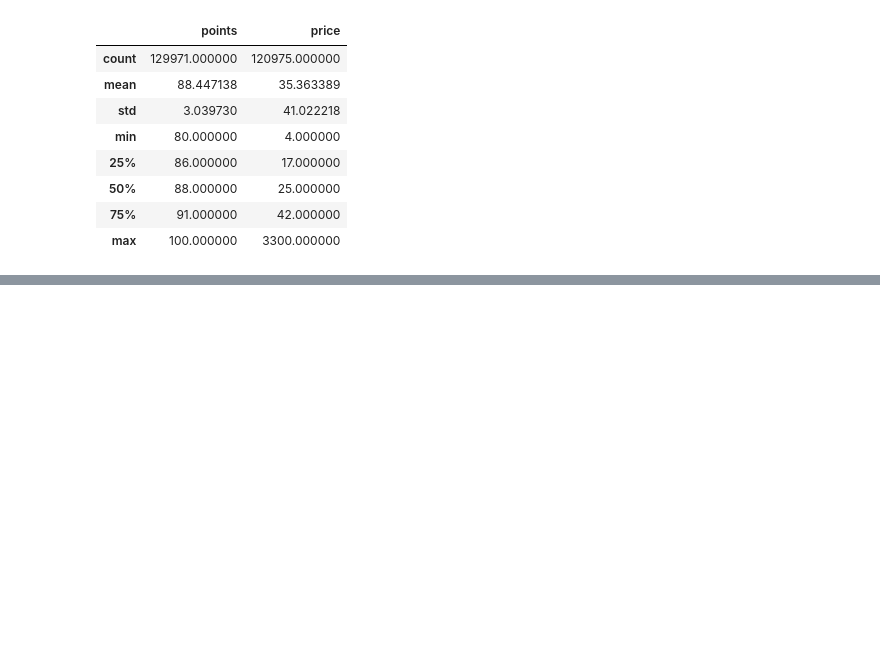
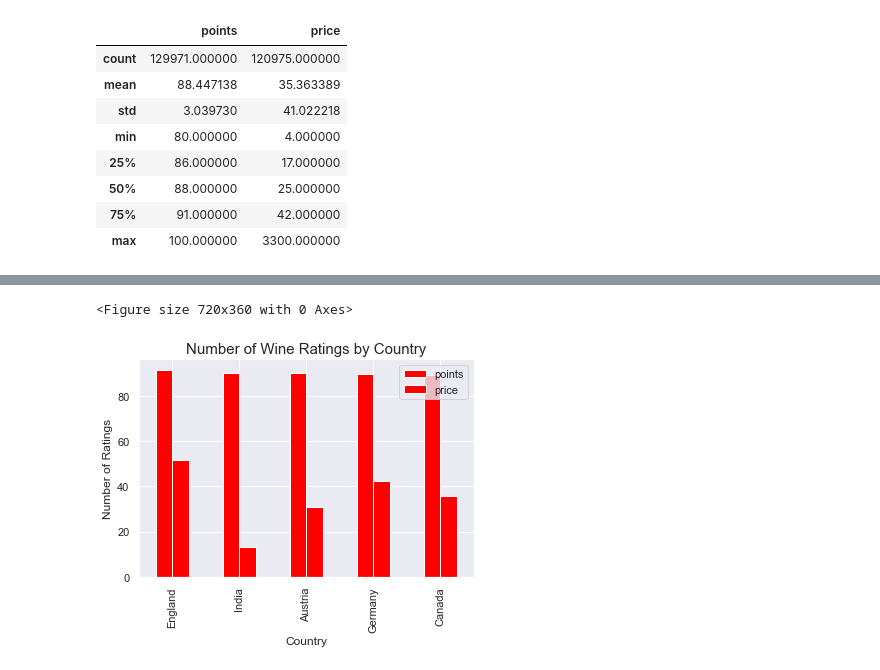
Before and after one commit to Nima-Sayyah/Drink-by-Data, a Jupyter notebook: Drink by Data (NS).ipynb, the cells around one changed output, grey strips where cells are left out. Saved outputs shown, nothing was run; the diff lists cells and outputs as text; code cells hidden in the pictures; blank space fills up the shorter version.

```diff
--- a/Drink by Data (NS).ipynb
+++ b/Drink by Data (NS).ipynb
@@ -162,0 +362,9 @@ We can also draw the inference that the price of wines are in dollars based on w
+# %%
+plt.figure(figsize=(10,5))
+df_top_points.plot(kind='bar', color = 'red')
+plt.title('Number of Wine Ratings by Country', fontsize = 15)
+plt.xlabel('Country')
+plt.ylabel('Number of Ratings');
+# %% [output]
+<Figure size 720x360 with 0 Axes>
+[figure, added]
```
Also changed, not shown: parts of 29 cells of this notebook.
